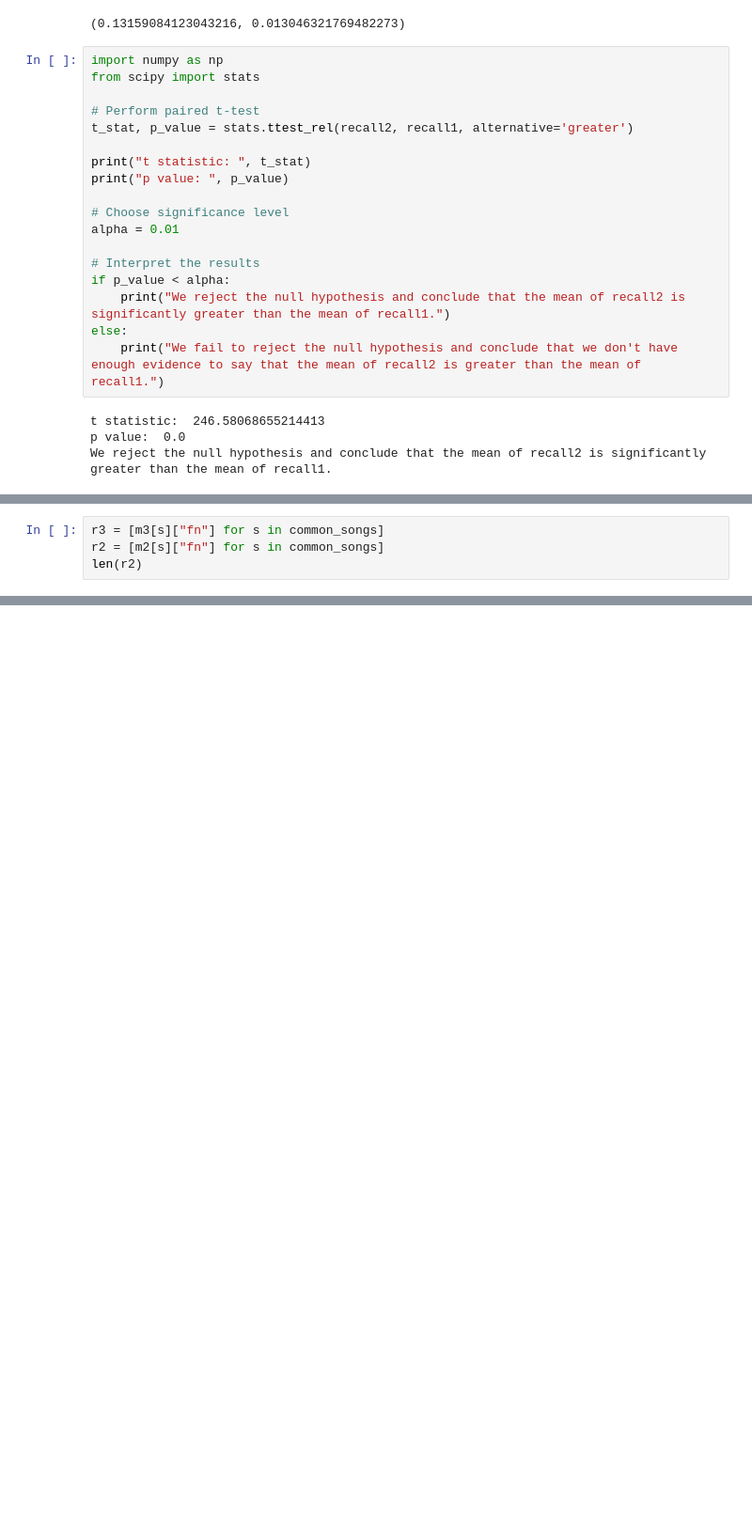
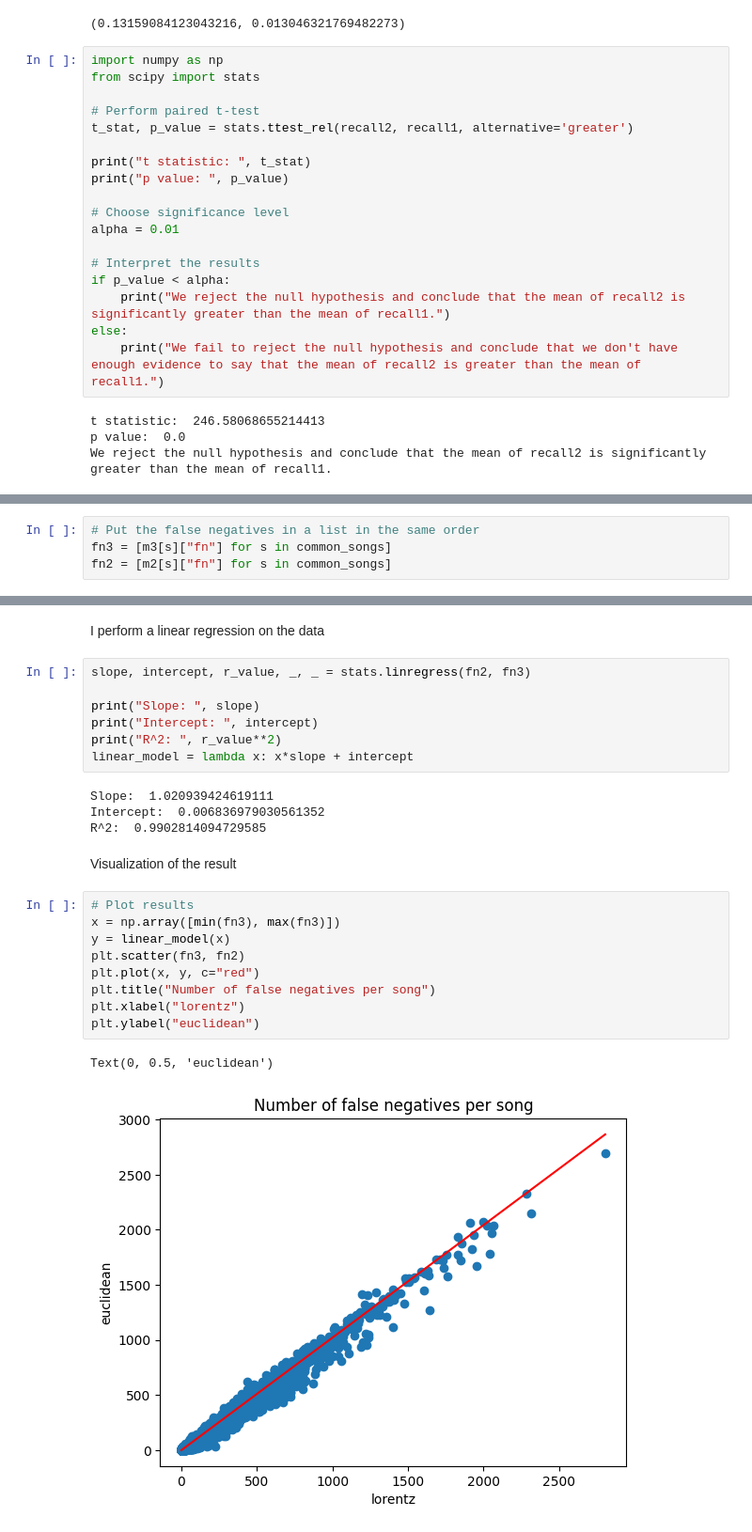
Before and after one commit to ricsi98/million-playlists, a Jupyter notebook: notebooks/StatHW.ipynb, the cells around one changed output, grey strips where cells are left out. Shown at 94% size. Drawn from its saved outputs; the diff is of its cells as text; blank space fills up the shorter version.

```diff
--- a/notebooks/StatHW.ipynb
+++ b/notebooks/StatHW.ipynb
@@ -246,6 +204,6 @@ len(common_songs)
 # %% [output]
 567706
 # %%
-r3 = [m3[s]["fn"] for s in common_songs]
-r2 = [m2[s]["fn"] for s in common_songs]
-len(r2)
+# Put the false negatives in a list in the same order
+fn3 = [m3[s]["fn"] for s in common_songs]
+fn2 = [m2[s]["fn"] for s in common_songs]
@@ -290,0 +234,27 @@ Text(0.5, 0, 'IOU between lorentzian and euclidean recommendations')
+# %% [markdown]
+I perform a linear regression on the data
+# %%
+slope, intercept, r_value, _, _ = stats.linregress(fn2, fn3)
+
+print("Slope: ", slope)
+print("Intercept: ", intercept)
+print("R^2: ", r_value**2)
+linear_model = lambda x: x*slope + intercept
+# %% [output]
+Slope:  1.020939424619111
+Intercept:  0.006836979030561352
+R^2:  0.9902814094729585
+# %% [markdown]
+Visualization of the result
+# %%
+# Plot results
+x = np.array([min(fn3), max(fn3)])
+y = linear_model(x)
+plt.scatter(fn3, fn2)
+plt.plot(x, y, c="red")
+plt.title("Number of false negatives per song")
+plt.xlabel("lorentz")
+plt.ylabel("euclidean")
+# %% [output]
+Text(0, 0.5, 'euclidean')
+[figure, added]
```
Also changed, not shown: parts of 27 cells of this notebook.
